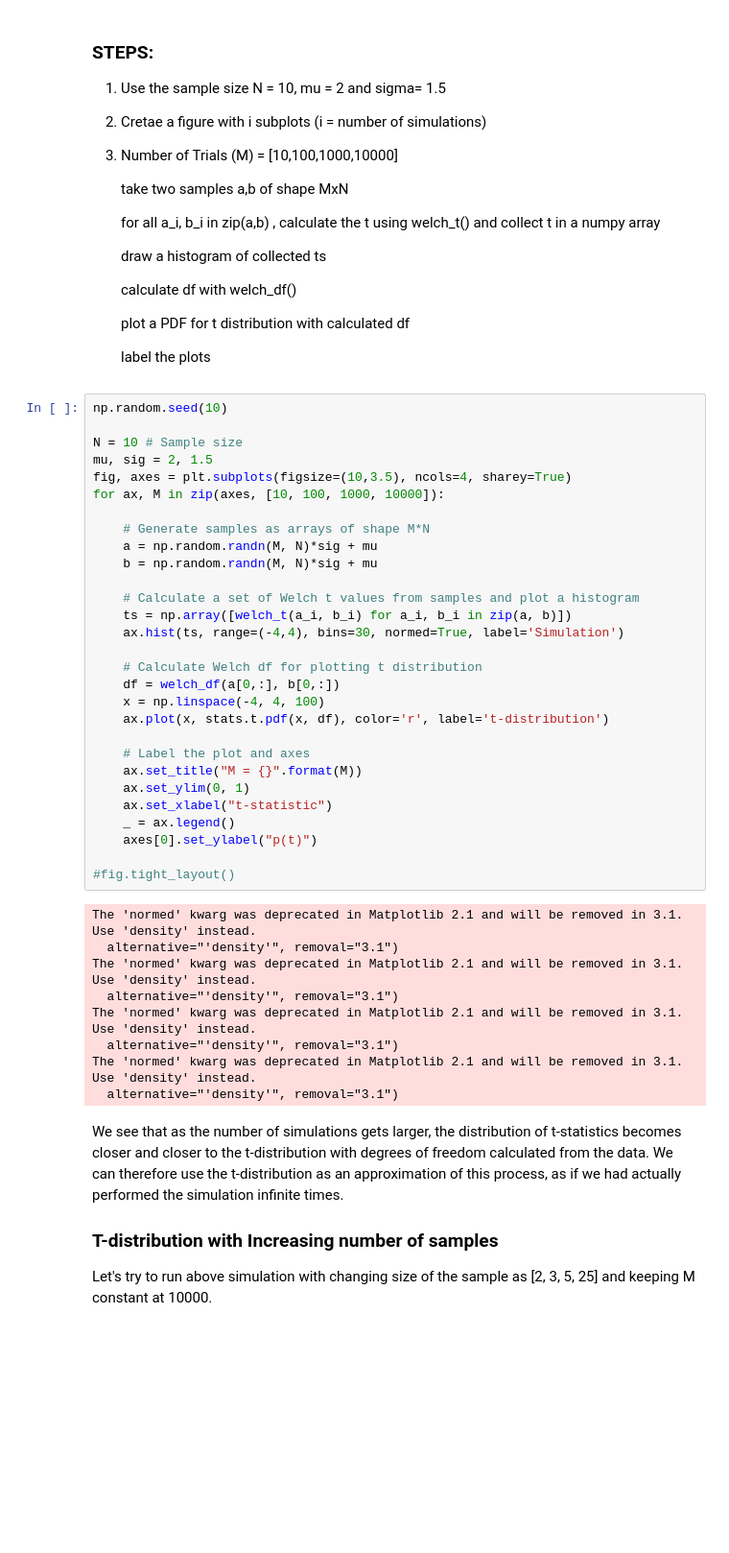
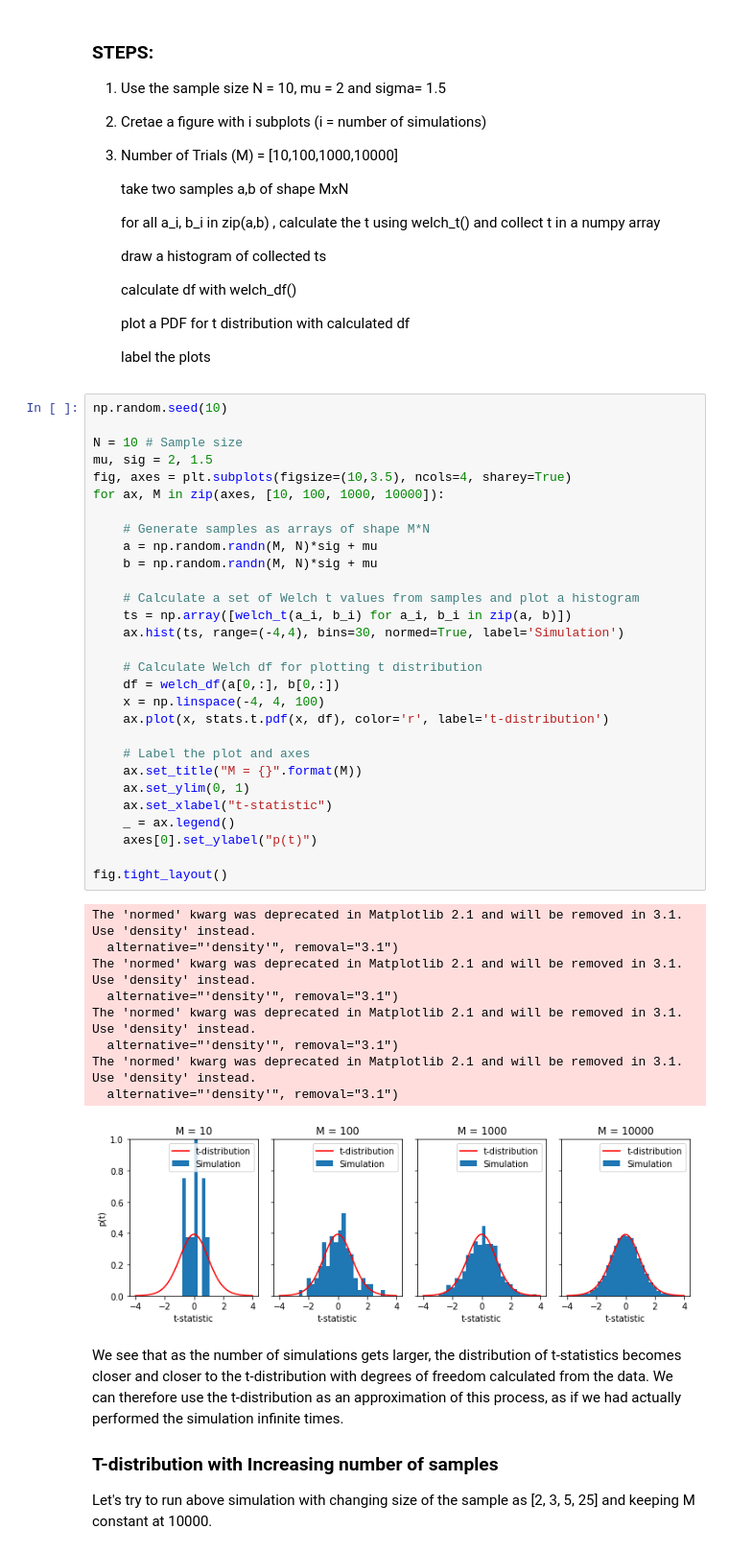
Before and after one commit to feiqi9047/dsc-2-20-14-effect-size-p-values-and-power-lab-nyc-ds-career-031119, a Jupyter notebook: index.ipynb, the cells around one changed output. Shown: that part at 96% size. Saved outputs shown, nothing was run; the diff lists cells and outputs as text; blank space fills up the shorter version.

```diff
--- a/index.ipynb
+++ b/index.ipynb
@@ -162,34 +162,35 @@ for ax, M in zip(axes, [10, 100, 1000, 10000]):
 
     # Generate samples as arrays of shape M*N
     a = np.random.randn(M, N)*sig + mu
     b = np.random.randn(M, N)*sig + mu
 
     # Calculate a set of Welch t values from samples and plot a histogram
     ts = np.array([welch_t(a_i, b_i) for a_i, b_i in zip(a, b)])
     ax.hist(ts, range=(-4,4), bins=30, normed=True, label='Simulation')
 
     # Calculate Welch df for plotting t distribution
     df = welch_df(a[0,:], b[0,:])
     x = np.linspace(-4, 4, 100)
     ax.plot(x, stats.t.pdf(x, df), color='r', label='t-distribution')
 
     # Label the plot and axes
     ax.set_title("M = {}".format(M))
     ax.set_ylim(0, 1)
     ax.set_xlabel("t-statistic")
     _ = ax.legend()
     axes[0].set_ylabel("p(t)")
 
-#fig.tight_layout()
+fig.tight_layout()
 # %% [output]
 The 'normed' kwarg was deprecated in Matplotlib 2.1 and will be removed in 3.1. Use 'density' instead.
   alternative="'density'", removal="3.1")
 The 'normed' kwarg was deprecated in Matplotlib 2.1 and will be removed in 3.1. Use 'density' instead.
   alternative="'density'", removal="3.1")
 The 'normed' kwarg was deprecated in Matplotlib 2.1 and will be removed in 3.1. Use 'density' instead.
   alternative="'density'", removal="3.1")
 The 'normed' kwarg was deprecated in Matplotlib 2.1 and will be removed in 3.1. Use 'density' instead.
   alternative="'density'", removal="3.1")
+[figure, added]
 # %% [markdown]
 We see that as the number of simulations gets larger, the distribution of t-statistics becomes closer and closer to the t-distribution with degrees of freedom calculated from the data. We can therefore use the t-distribution as an approximation of this process, as if we had actually performed the simulation infinite times.
 
```
